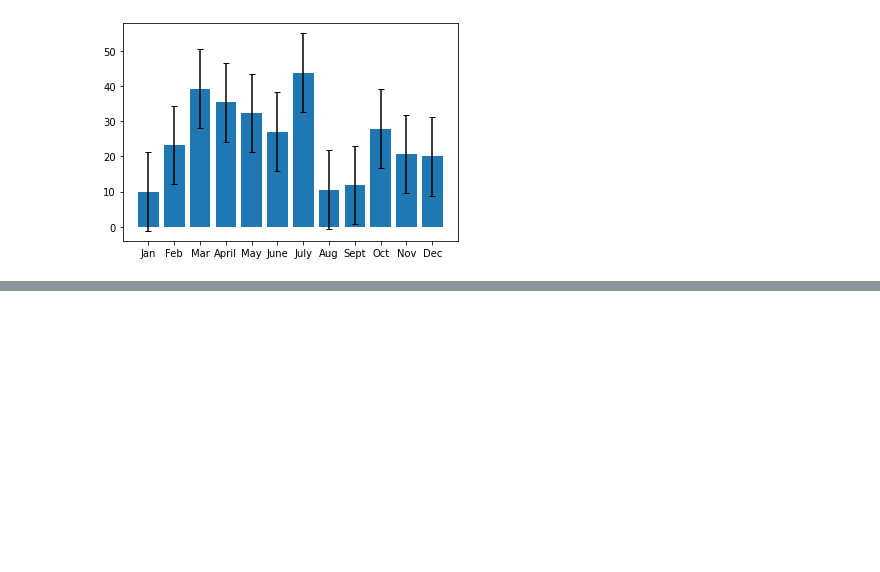
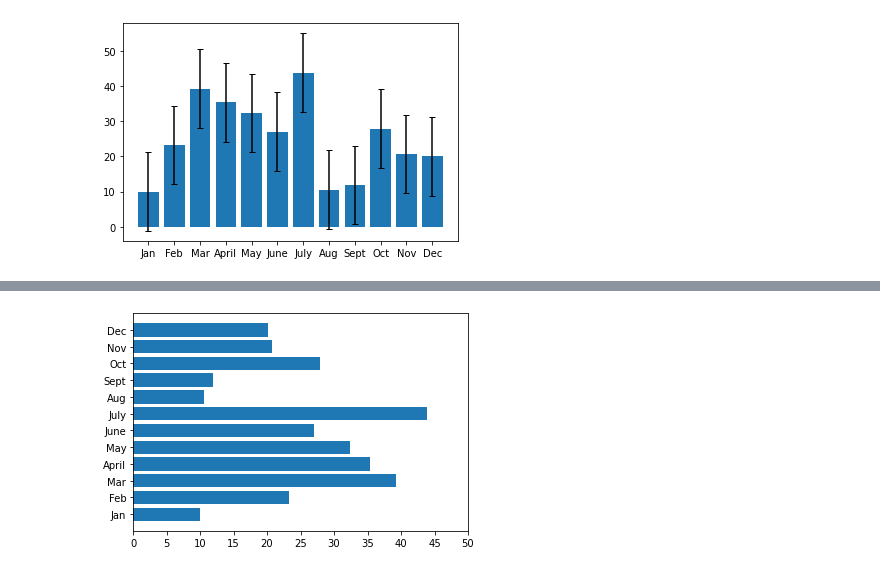
Before and after one commit to crkaide/PyBer_Analysis, a Jupyter notebook: Untitled.ipynb, the cells around one changed output, grey strips where cells are left out. Drawn from its saved outputs; the diff is of its cells as text; code cells hidden in the pictures; blank space fills up the shorter version.

```diff
--- a/Untitled.ipynb
+++ b/Untitled.ipynb
@@ -41,0 +59,11 @@ plt.bar(x_axis, y_axis, yerr=stdev, capsize=3)
+# %%
+# Object-oriented axis ajustment
+
+fig, ax = plt.subplots()
+ax.barh(x_axis, y_axis)
+ax.set_xticks(np.arange(0, 51, step=5.0))
+plt.show()
+
+# Alternatively, you can use ax.xaxis.set_ticks() instead of ax.set_xticks()
+# %% [output]
+[figure, added]
```
Also changed, not shown: parts of 4 cells of this notebook, 1 other file.
